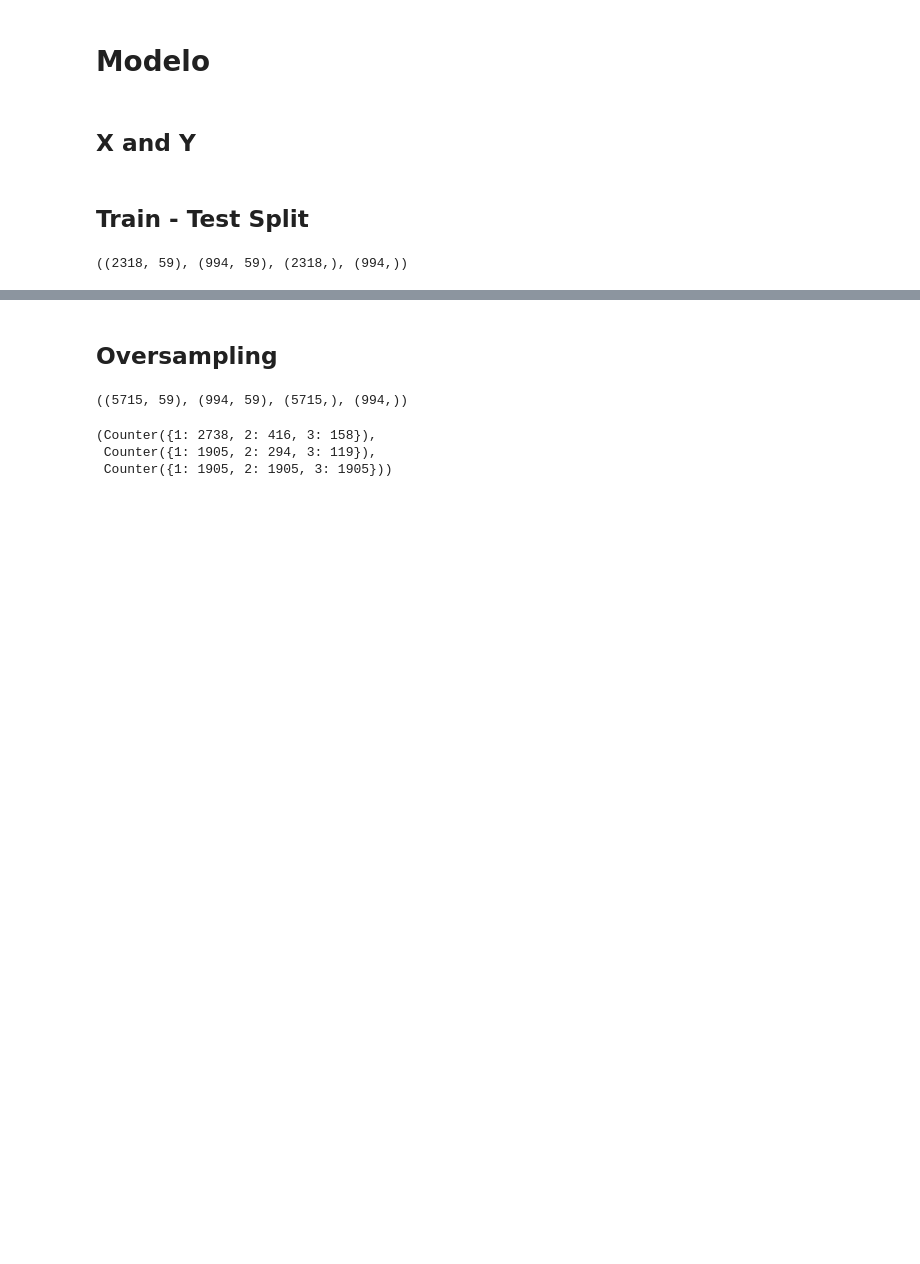
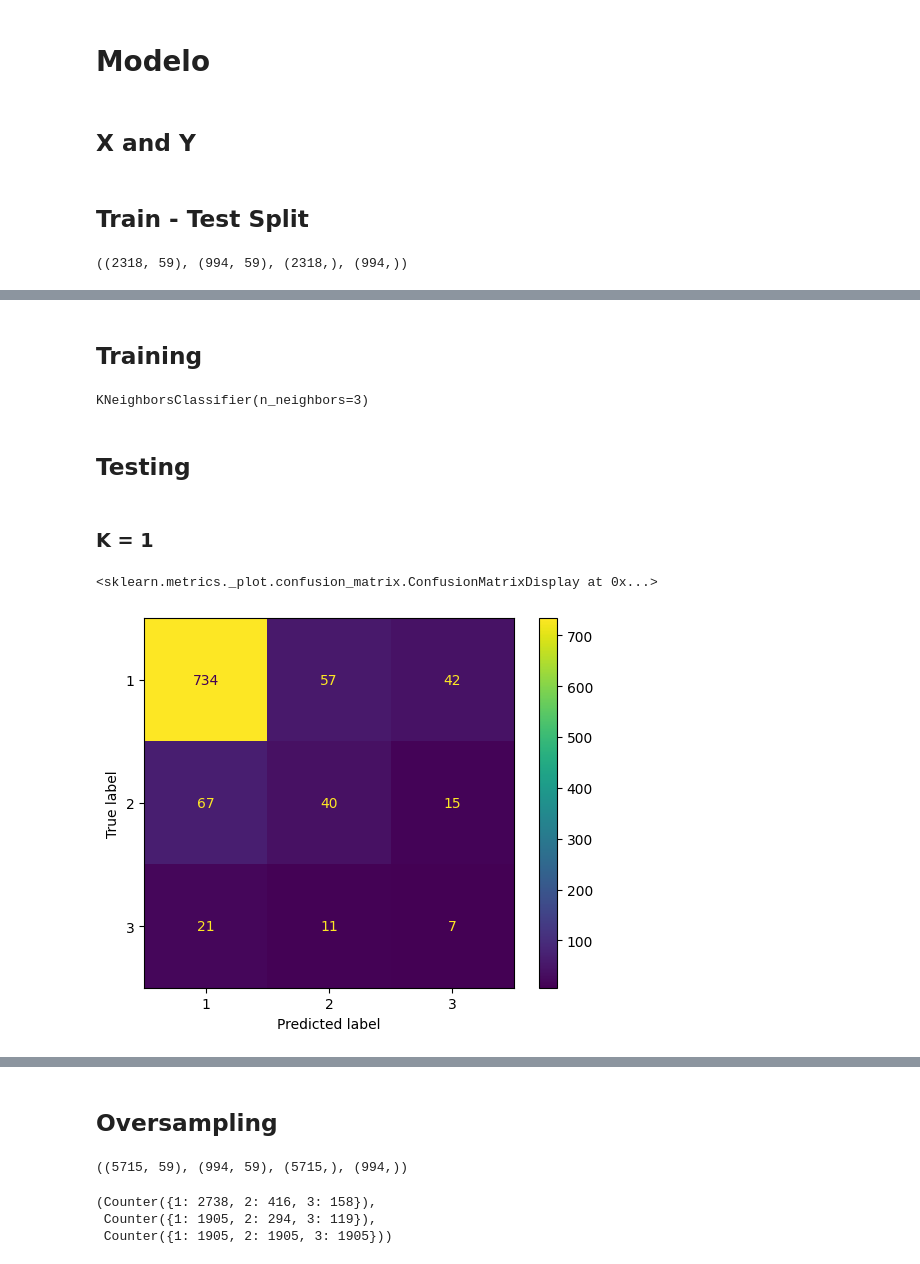
Before and after one commit to ProyectoDeGrado-2023-20/PG, a Jupyter notebook: Ideas/Models/KNN.ipynb, the cells around one changed output, grey strips where cells are left out. Drawn from its saved outputs; the diff is of its cells as text; code cells hidden in the pictures; blank space fills up the shorter version.

```diff
--- a/Ideas/Models/KNN.ipynb
+++ b/Ideas/Models/KNN.ipynb
@@ -106,0 +109,26 @@ X_train.shape, X_test.shape, y_train.shape, y_test.shape
+# %%
+scaler = StandardScaler()
+scaler.fit(X_train)
+X_train_scaled = scaler.transform(X_train)
+X_test_scaled = scaler.transform(X_test)
+# %% [markdown]
+## Training
+# %%
+clf_knn = KNeighborsClassifier(n_neighbors=3)
+clf_knn.fit(X_train_scaled, y_train)
+# %% [output]
+KNeighborsClassifier(n_neighbors=3)
+# %% [markdown]
+## Testing
+# %%
+predictions = clf_knn.predict(X_test_scaled)
+cm = confusion_matrix(y_test, predictions)
+# %% [markdown]
+### K = 1
+# %%
+disp = ConfusionMatrixDisplay(confusion_matrix=cm,
+                              display_labels=clf_knn.classes_)
+disp.plot()
+# %% [output]
+<sklearn.metrics._plot.confusion_matrix.ConfusionMatrixDisplay at 0x...>
+[figure, added]
```
Also changed, not shown: parts of 21 cells of this notebook, 4 other files.
